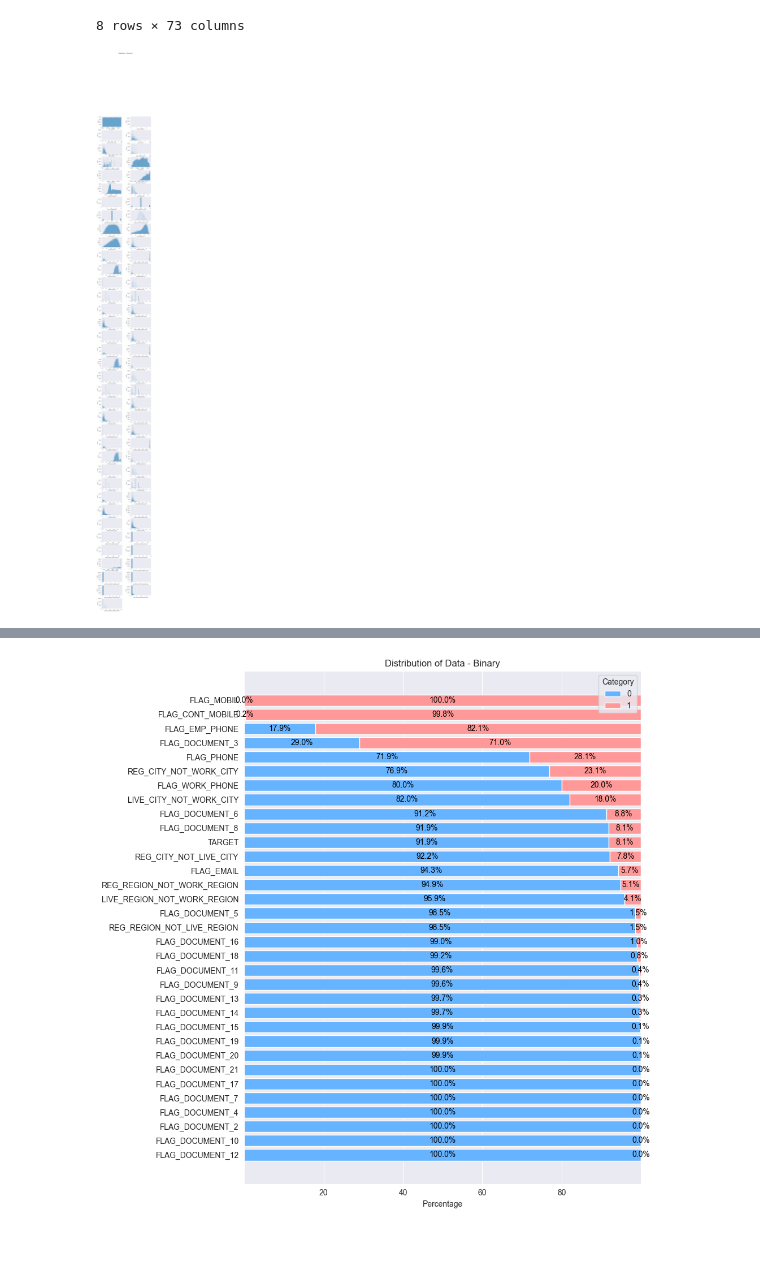
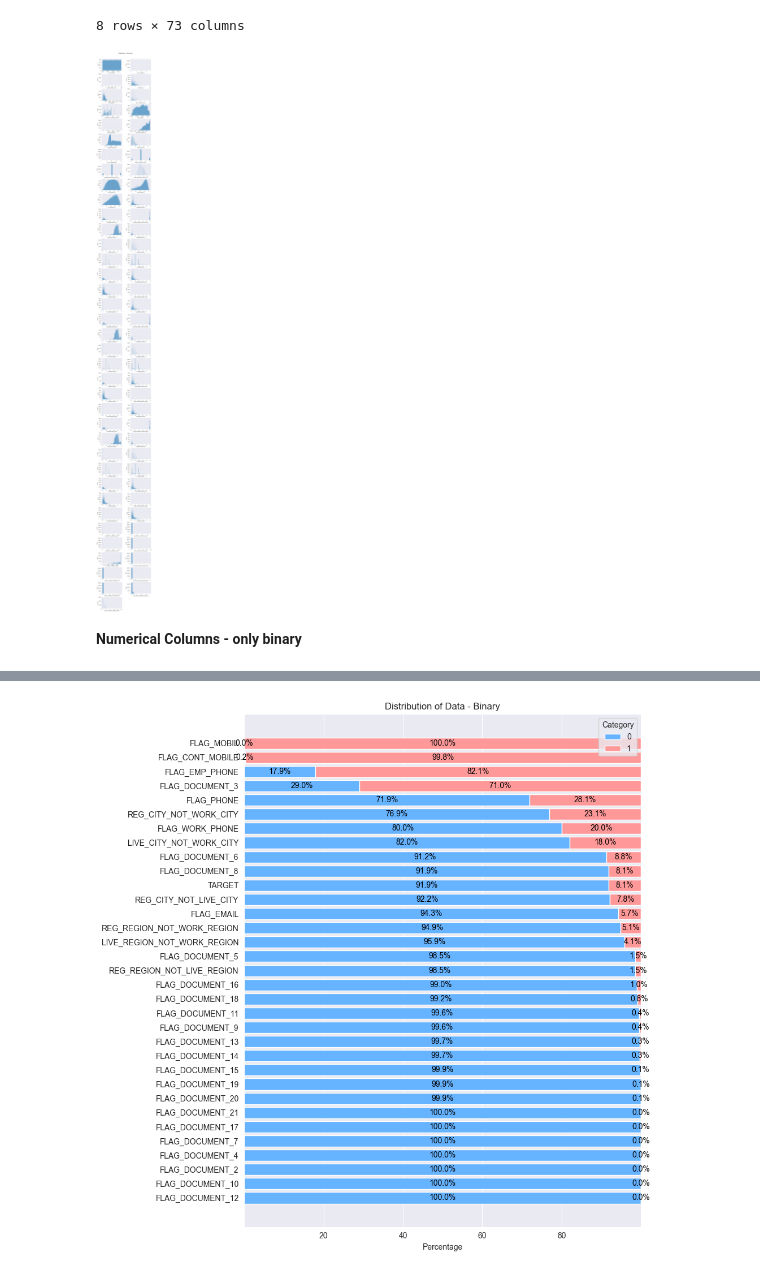
Before and after one commit to CelineChiLamNg/home_credit_default_prediction, a Jupyter notebook: notebooks/home_credit_2.ipynb, the cells around one changed output, grey strips where cells are left out. Saved outputs shown, nothing was run; the diff lists cells and outputs as text; code cells hidden in the pictures; blank space fills up the shorter version.

Commit message:
raw data plots

```diff
--- a/notebooks/home_credit_2.ipynb
+++ b/notebooks/home_credit_2.ipynb
@@ -300,22 +302,24 @@ data_train[numerical_columns].describe()
 # %%
 fig, axes = plt.subplots(nrows=37, ncols=2,
                          figsize=(10, 100))
-fig.subplots_adjust(hspace=0.3, wspace=0.4)
+fig.subplots_adjust(hspace=0.3, wspace=0.4, top=0.97)
 
 axes_flatten = axes.flatten()
 
 for i, col in enumerate(numerical_columns):
     sns.histplot(x=col, data=data_train,
                     ax=axes_flatten[i])
     sns.despine(top=True, right=True, left=False, bottom=False)
 
 for j in range(len(numerical_columns), len(axes_flatten)):
     axes_flatten[j].axis('off')
 
 fig.suptitle('Application - Numerical', fontsize=15)
 plt.show()
 # %% [output]
-[figure, old version]
+[figure, new version]
+# %% [markdown]
+**Numerical Columns - only binary**
 # %%
 data_train[binary_columns].describe()
 # %% [output]
```
Also changed, not shown: parts of 18 cells of this notebook, 1 other file.
